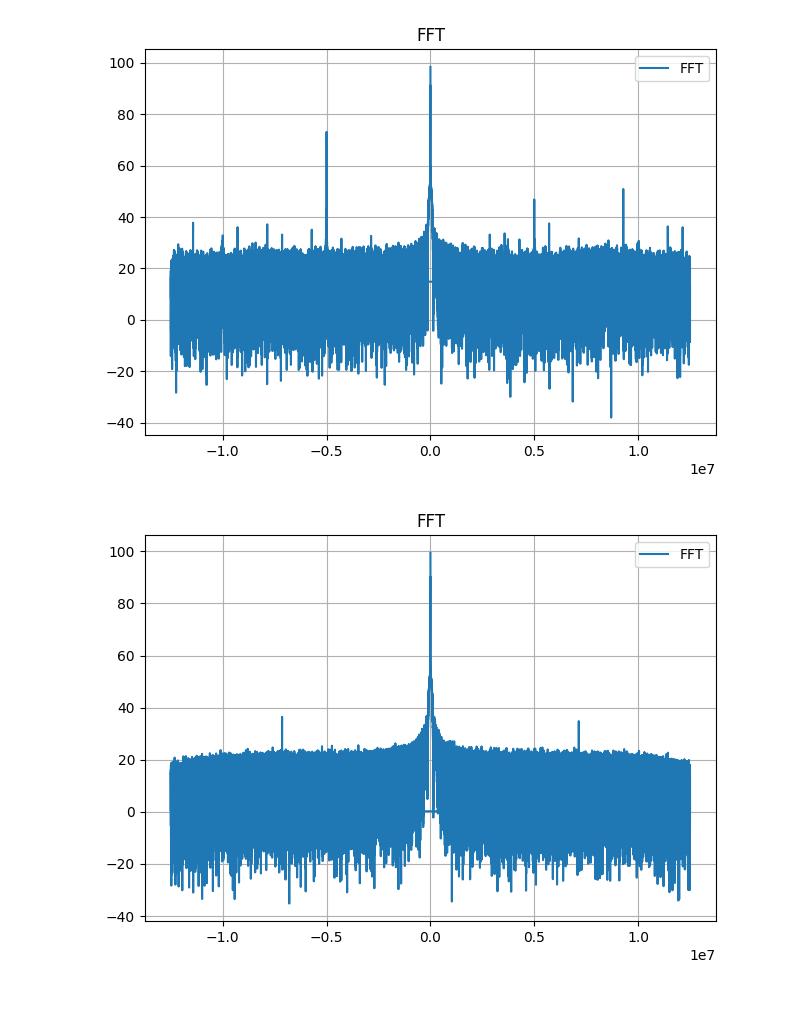
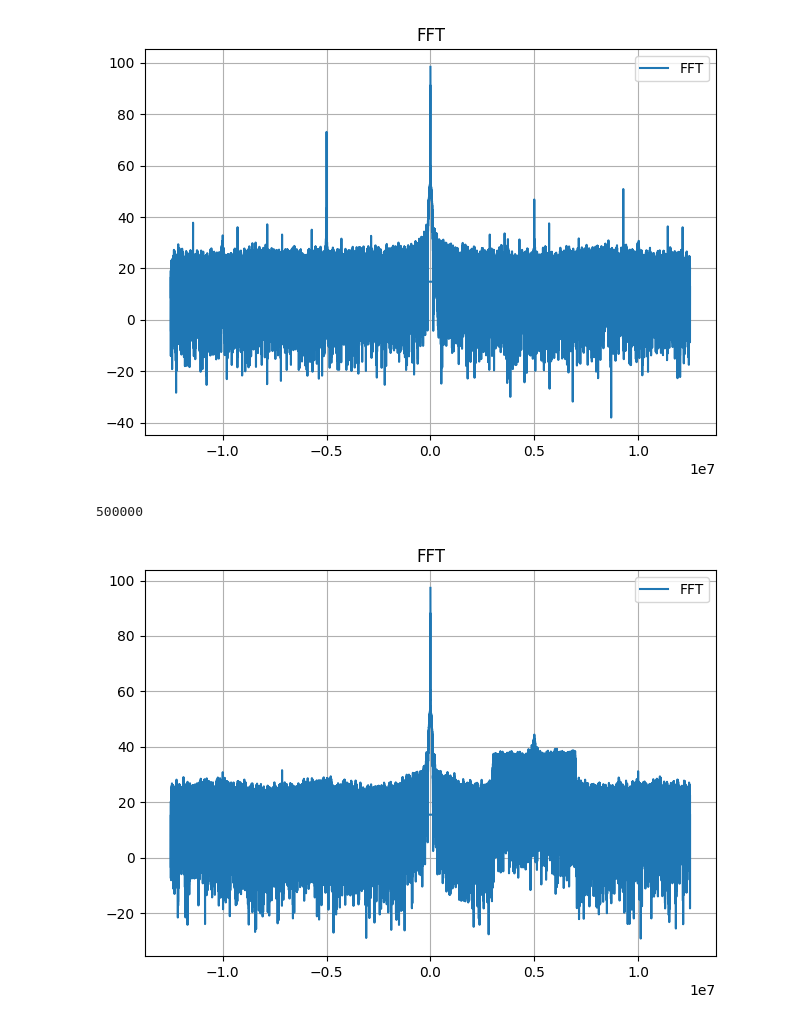
Before and after one commit to murrayinglis/sdr-config, a Jupyter notebook: plots.ipynb, the cells around one changed output. Cells and saved outputs as stored; diff of their text form; code cells hidden in the pictures.

```diff
--- a/plots.ipynb
+++ b/plots.ipynb
@@ -31,7 +33,7 @@ CSV file 'sweep.csv' generated successfully!
 
 
 # Define the path to your binary file
-file_path = 'loopback_from_file_test.bin'
+file_path = 'outputs/loopback_from_file_test.bin'
 
 
 # Read the binary file
@@ -232,7 +234,7 @@ with open('sweep.csv', 'w', newline='') as csvfile:
     for sample in result:
         csvwriter.writerow([sample.real, sample.imag])
 # %%
-file_path = 'loopback_from_file_test.bin'
+file_path = 'outputs/loopback_from_file_test.bin'
 
 
 # Read the binary file
@@ -246,32 +248,33 @@ with open(file_path, 'rb') as file:
 num_new_samples = int(len(data)/2)
 data = data.reshape((num_new_samples, 2))
 #data = data[30000:32000]
 
 # Create complex numbers from the real and imaginary parts
 complex_data = data[:, 0] + 1j * data[:, 1]
 
 
 fs = 25e6
 N = len(complex_data)
 
 
 #fft_data = np.fft.fftshift(np.fft.fft(complex_data))
 fft_data = np.fft.fft(complex_data)
 fft_freq_axis = np.fft.fftfreq(len(fft_data),d=1/fs)
 
 # convert to db
 magnitude = np.abs(fft_data)
 magnitude_db = 20 * np.log10(magnitude)
 
-
+print(len(magnitude_db))
 
 # Plotting fft
 fig, axs = plt.subplots()
 axs.plot(fft_freq_axis, magnitude_db, label='FFT')
 axs.set_title('FFT')
 axs.legend()
 axs.grid(True)
 plt.tight_layout()
 plt.show()
 # %% [output]
+500000
-[figure, old version]
+[figure, new version]
```
Also changed, not shown: parts of 4 cells of this notebook, 16 other files.
